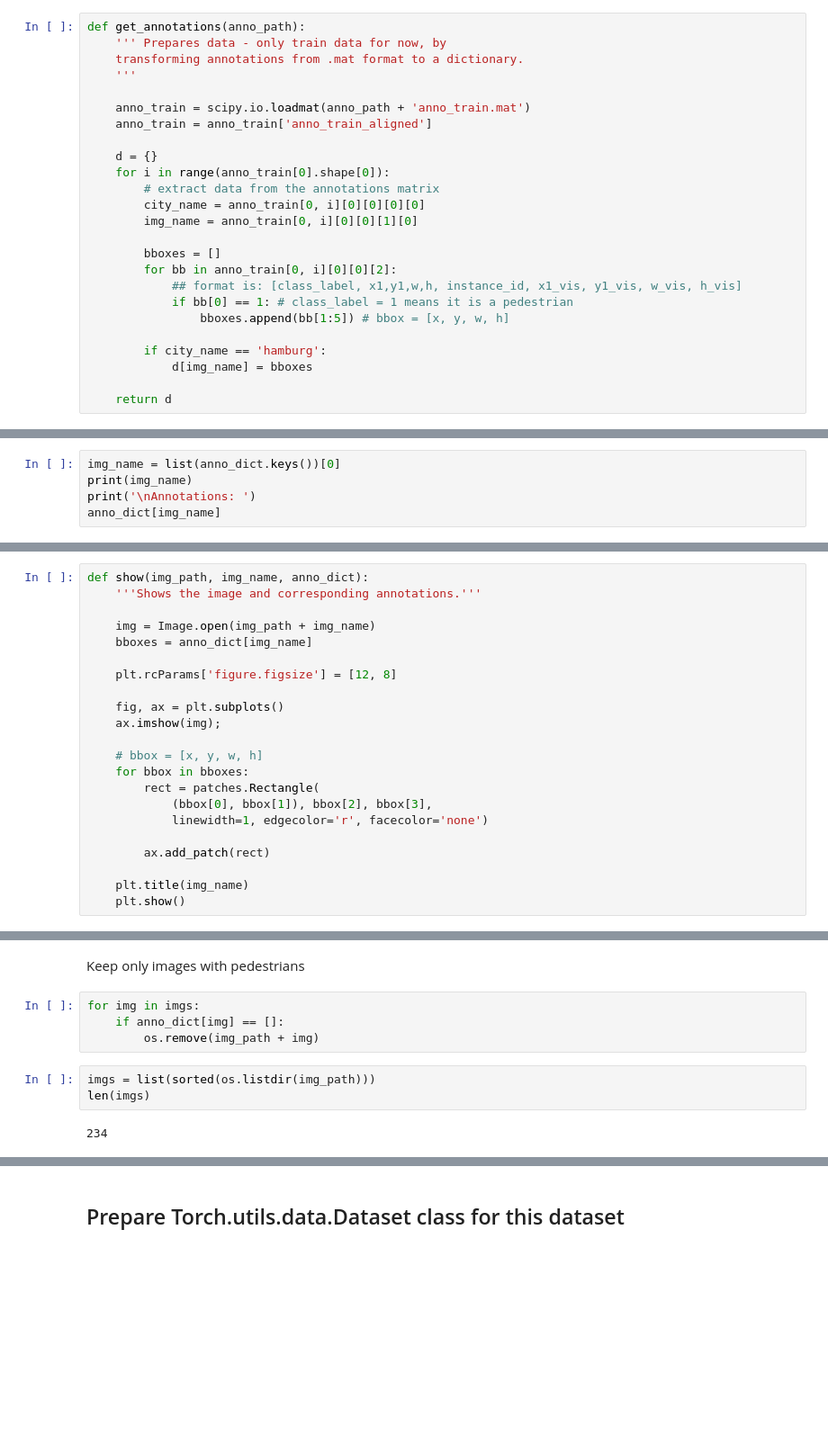
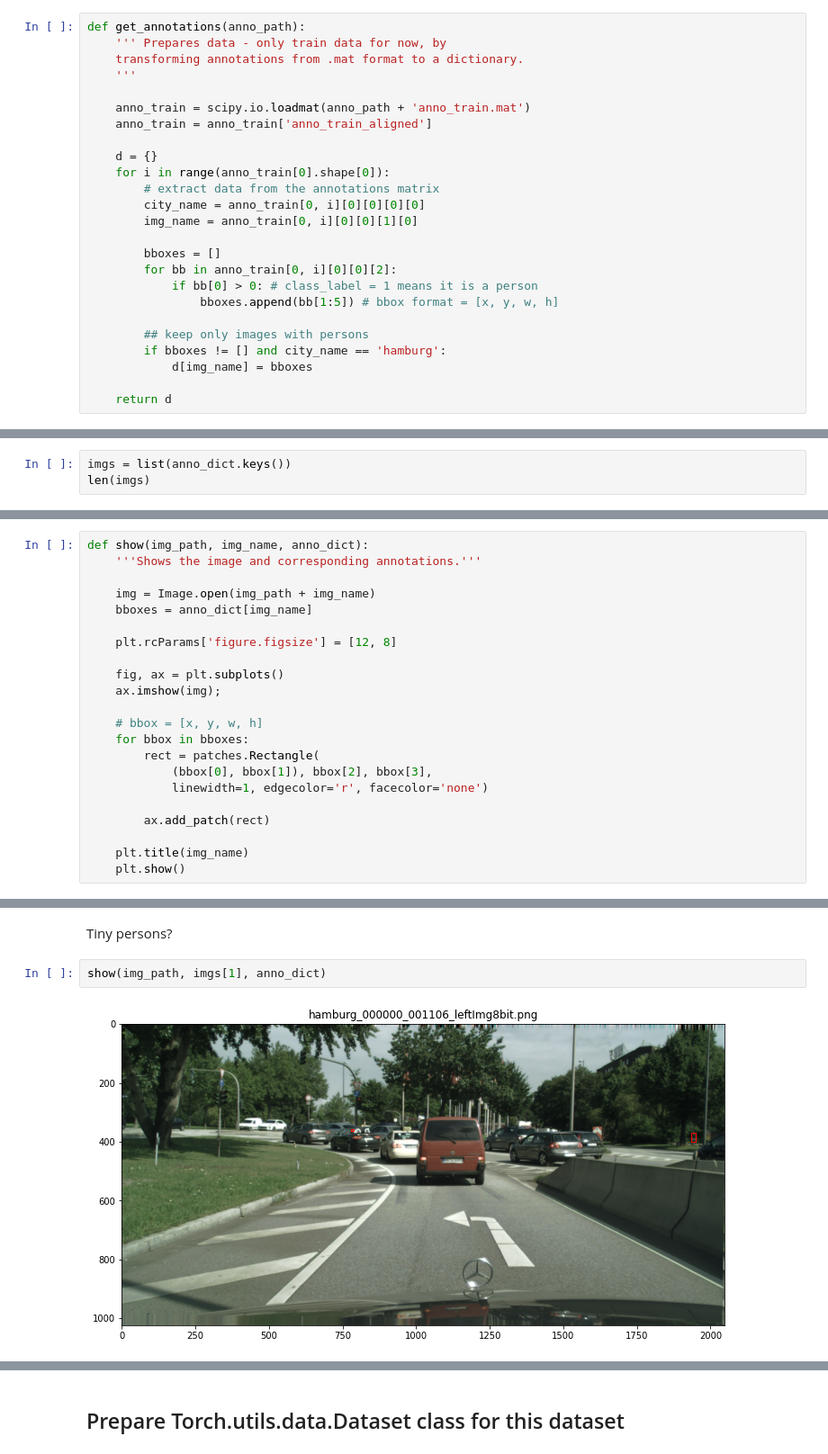
Before and after one commit to markolalovic/pedestrian-detection, a Jupyter notebook: notebooks/PyTorch-FasterRCNN.ipynb, the cells around one changed output, grey strips where cells are left out. Shown at 90% size. Cells and saved outputs as stored; diff of their text form; blank space fills up the shorter version.

```diff
--- a/notebooks/PyTorch-FasterRCNN.ipynb
+++ b/notebooks/PyTorch-FasterRCNN.ipynb
@@ -109,11 +105,11 @@ def get_annotations(anno_path):
 
         bboxes = []
         for bb in anno_train[0, i][0][0][2]:
-            ## format is: [class_label, x1,y1,w,h, instance_id, x1_vis, y1_vis, w_vis, h_vis]
-            if bb[0] == 1: # class_label = 1 means it is a pedestrian
-                bboxes.append(bb[1:5]) # bbox = [x, y, w, h]
+            if bb[0] > 0: # class_label = 1 means it is a person
+                bboxes.append(bb[1:5]) # bbox format = [x, y, w, h]
 
-        if city_name == 'hamburg':
+        ## keep only images with persons
+        if bboxes != [] and city_name == 'hamburg':
             d[img_name] = bboxes
 
     return d
@@ -128,5 +115,0 @@ First example:
-# %%
-img_name = list(anno_dict.keys())[0]
-print(img_name)
-print('\nAnnotations: ')
-anno_dict[img_name]
@@ -158,0 +118,3 @@ imgs[:10]
+# %%
+imgs = list(anno_dict.keys())
+len(imgs)
@@ -183,14 +148,9 @@ def show(img_path, img_name, anno_dict):
 show(img_path, imgs[0], anno_dict)
 # %% [output]
 [figure]
-# %% [markdown]
-Keep only images with pedestrians
-# %%
-for img in imgs:
-    if anno_dict[img] == []:
-        os.remove(img_path + img)
-# %%
-imgs = list(sorted(os.listdir(img_path)))
-len(imgs)
-# %% [output]
-234
+# %% [markdown]
+Tiny persons?
+# %%
+show(img_path, imgs[1], anno_dict)
+# %% [output]
+[figure, added]
```
Also changed, not shown: parts of 25 cells of this notebook, 12 other files.
